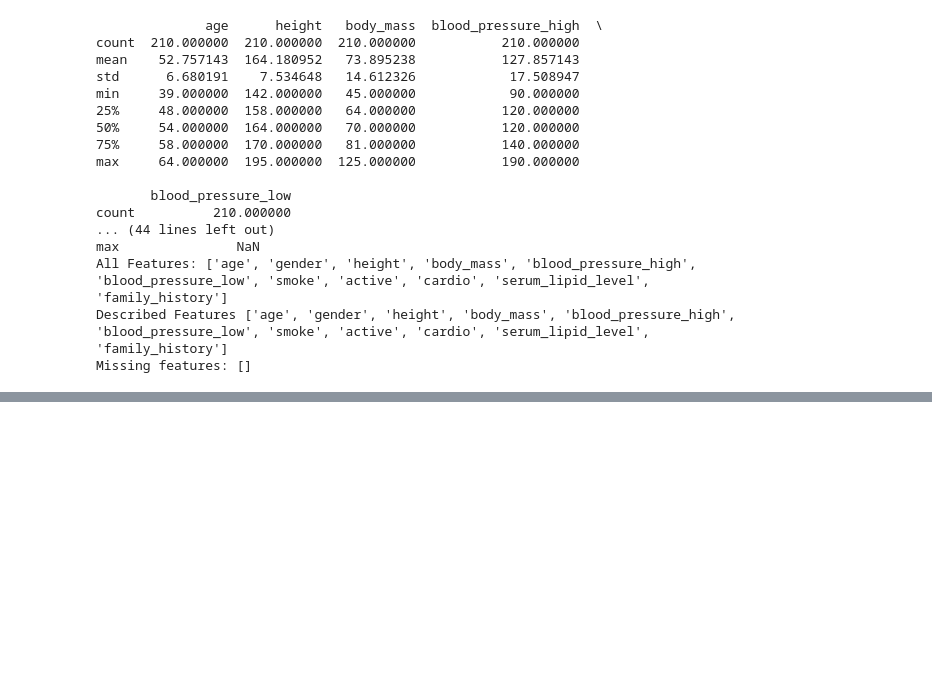
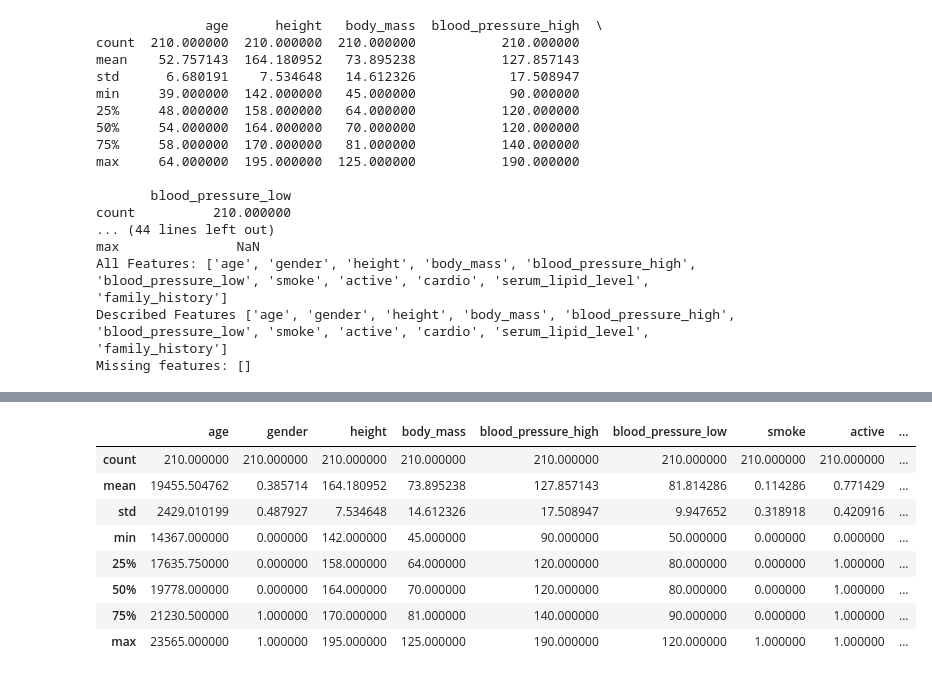
Before and after one commit to Shyamraja/CardioDataPreparation-Analysis, a Jupyter notebook: exercise.ipynb, the cells around one changed output, grey strips where cells are left out. Drawn from its saved outputs; the diff is of its cells as text; code cells hidden in the pictures; blank space fills up the shorter version.

```diff
--- a/exercise.ipynb
+++ b/exercise.ipynb
@@ -202,0 +221,23 @@ print( all_features_descriptives)
+# %%
+import pandas as pd
+data_path = "CardioCare_ex1.csv"
+#if you just give the name of the file it will look for the data in the same folder as your script
+data = pd.read_csv(data_path, dtype = {'age': 'int', 'height': 'int', 'body_mass':'int',
+                'blood_pressure_low':'int', 'blood_pressure_high':'int', 'gender': 'boolean', 'smoke': 'boolean',
+       'active':'boolean', 'cardio':'boolean', 'serum_lipid_level':'category', 'family_history':'boolean'})
+
+# read in the dataset with no arguments
+wrongly_read_data = pd.read_csv(data_path)
+
+# calculate descriptives for the data that was wrongly read in.
+wrongly_read_data.describe()
+# %% [output]
+|  | age | gender | height | body_mass | blood_pressure_high | blood_pressure_low | smoke | active | ... |
+| count | 210.000000 | 210.000000 | 210.000000 | 210.000000 | 210.000000 | 210.000000 | 210.000000 | 210.000000 | ... |
+| mean | 19455.504762 | 0.385714 | 164.180952 | 73.895238 | 127.857143 | 81.814286 | 0.114286 | 0.771429 | ... |
+| std | 2429.010199 | 0.487927 | 7.534648 | 14.612326 | 17.508947 | 9.947652 | 0.318918 | 0.420916 | ... |
+| min | 14367.000000 | 0.000000 | 142.000000 | 45.000000 | 90.000000 | 50.000000 | 0.000000 | 0.000000 | ... |
+| 25% | 17635.750000 | 0.000000 | 158.000000 | 64.000000 | 120.000000 | 80.000000 | 0.000000 | 1.000000 | ... |
+| 50% | 19778.000000 | 0.000000 | 164.000000 | 70.000000 | 120.000000 | 80.000000 | 0.000000 | 1.000000 | ... |
+| 75% | 21230.500000 | 1.000000 | 170.000000 | 81.000000 | 140.000000 | 90.000000 | 0.000000 | 1.000000 | ... |
+| max | 23565.000000 | 1.000000 | 195.000000 | 125.000000 | 190.000000 | 120.000000 | 1.000000 | 1.000000 | ... |
```
Also changed, not shown: parts of 2 cells of this notebook.
